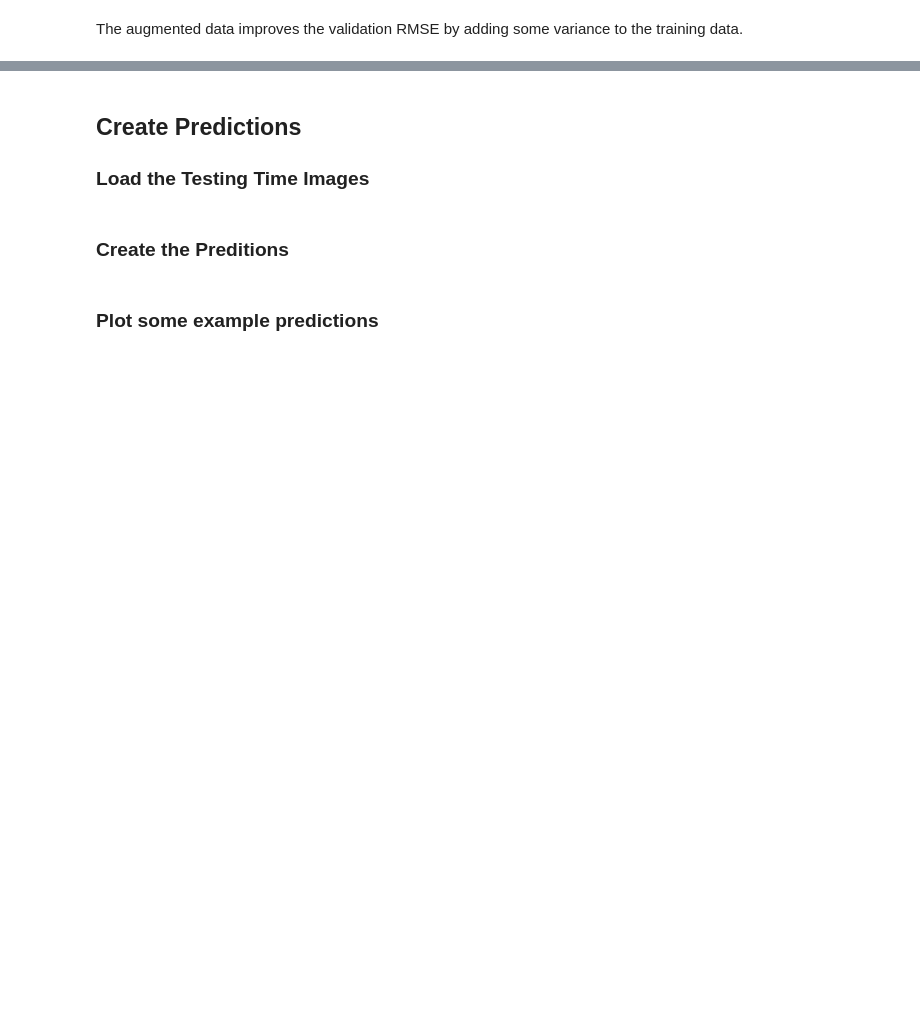
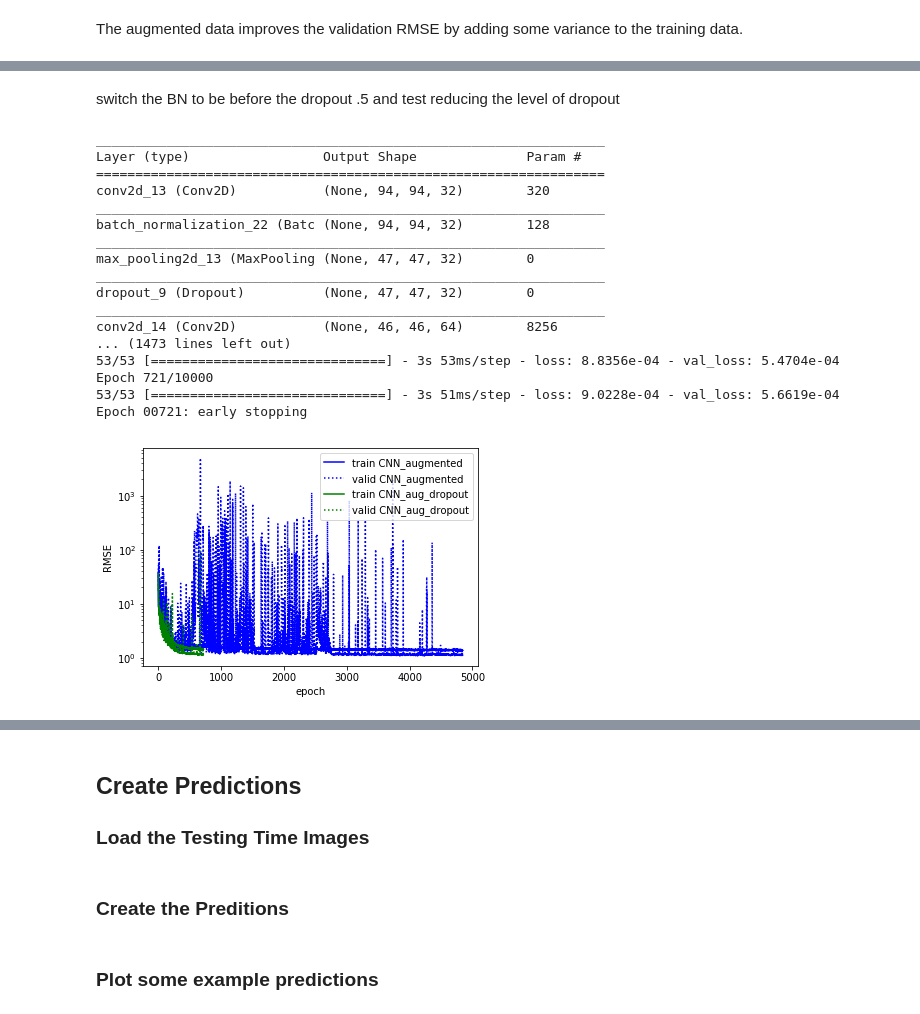
Before and after one commit to dvanlunen/facial-keypoints-NN, a Jupyter notebook: Facial Keypoints.ipynb, the cells around one changed output, grey strips where cells are left out. Drawn from its saved outputs; the diff is of its cells as text; code cells hidden in the pictures; blank space fills up the shorter version.

```diff
--- a/Facial Keypoints.ipynb
+++ b/Facial Keypoints.ipynb
@@ -527,0 +449,54 @@ plot_loss([model2_augmented_hist, model3_hist],['CNN_augmented','CNN_aug_dropout
+# %% [markdown]
+switch the BN to be before the dropout .5 and test reducing the level of dropout
+# %%
+model3_2 = Sequential()
+model3_2.add(Conv2D(32,
+                 (3, 3),
+                 activation='relu',
+                input_shape=INPUT_SHAPE))
+model3_2.add(BatchNormalization())
+model3_2.add(MaxPooling2D(pool_size=(2, 2)))
+model3_2.add(Dropout(.1))
+model3_2.add(Conv2D(filters=64,
+                 kernel_size=(2, 2),
+                 activation='relu'))
+model3_2.add(BatchNormalization())
+model3_2.add(MaxPooling2D(pool_size=(2, 2)))
+model3_2.add(Dropout(.2))
+model3_2.add(Conv2D(filters=128,
+                 kernel_size=(2, 2),
+                 activation='relu'))
+model3_2.add(BatchNormalization())
+model3_2.add(MaxPooling2D(pool_size=(2, 2)))
+model3_2.add(Dropout(.3))
+model3_2.add(Flatten())
+model3_2.add(Dense(500, activation = "relu"))
+model3_2.add(BatchNormalization())
+model3_2.add(Dropout(.5))
+model3_2.add(Dense(500, activation = "relu"))
+model3_2.add(BatchNormalization())
+model3_2.add(Dense(30))
+print(model3_2.summary())
+model3_2_hist, model3_2 = fit_model(model3_2, data,
+                                'CNN_aug_dropout_2',datagen,
+                                patience=100)
+plot_loss([model3_hist, model3_2_hist],['CNN_augmented','CNN_aug_dropout','CNN_aug_dropout2'])
+# %% [output]
+_________________________________________________________________
+Layer (type)                 Output Shape              Param #
+=================================================================
+conv2d_13 (Conv2D)           (None, 94, 94, 32)        320
+_________________________________________________________________
+batch_normalization_22 (Batc (None, 94, 94, 32)        128
+_________________________________________________________________
+max_pooling2d_13 (MaxPooling (None, 47, 47, 32)        0
+_________________________________________________________________
+dropout_9 (Dropout)          (None, 47, 47, 32)        0
+_________________________________________________________________
+conv2d_14 (Conv2D)           (None, 46, 46, 64)        8256
+... (1473 lines left out)
+53/53 [==============================] - 3s 53ms/step - loss: 8.8356e-04 - val_loss: 5.4704e-04
+Epoch 721/10000
+53/53 [==============================] - 3s 51ms/step - loss: 9.0228e-04 - val_loss: 5.6619e-04
+Epoch 00721: early stopping
+[figure, added]
```
Also changed, not shown: parts of 27 cells of this notebook.
